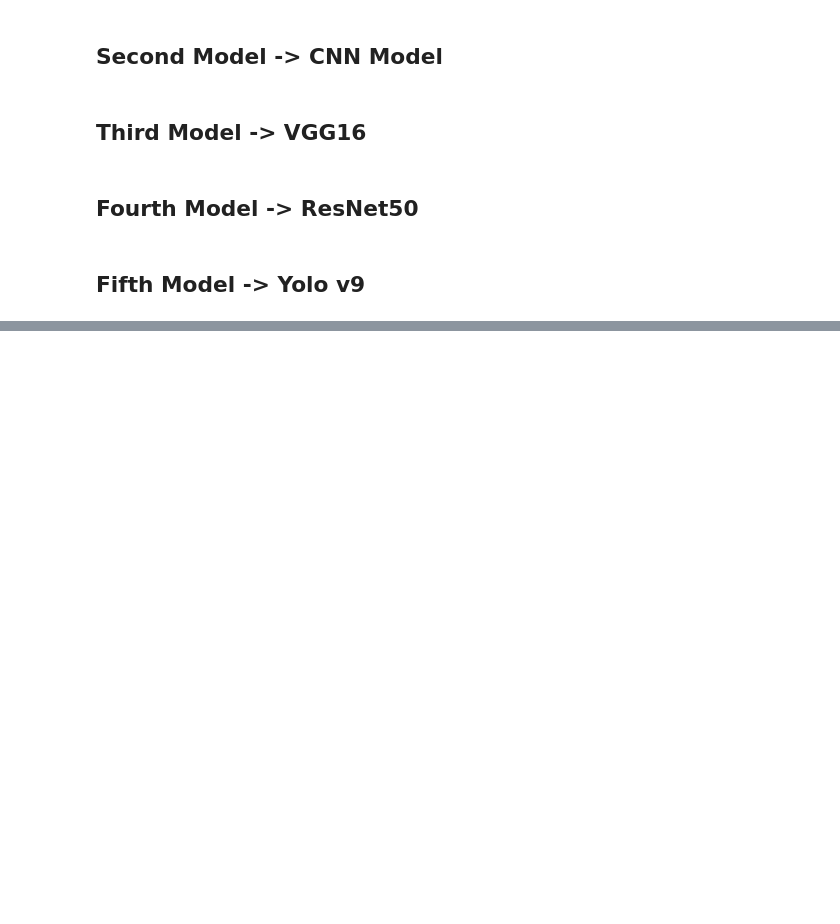
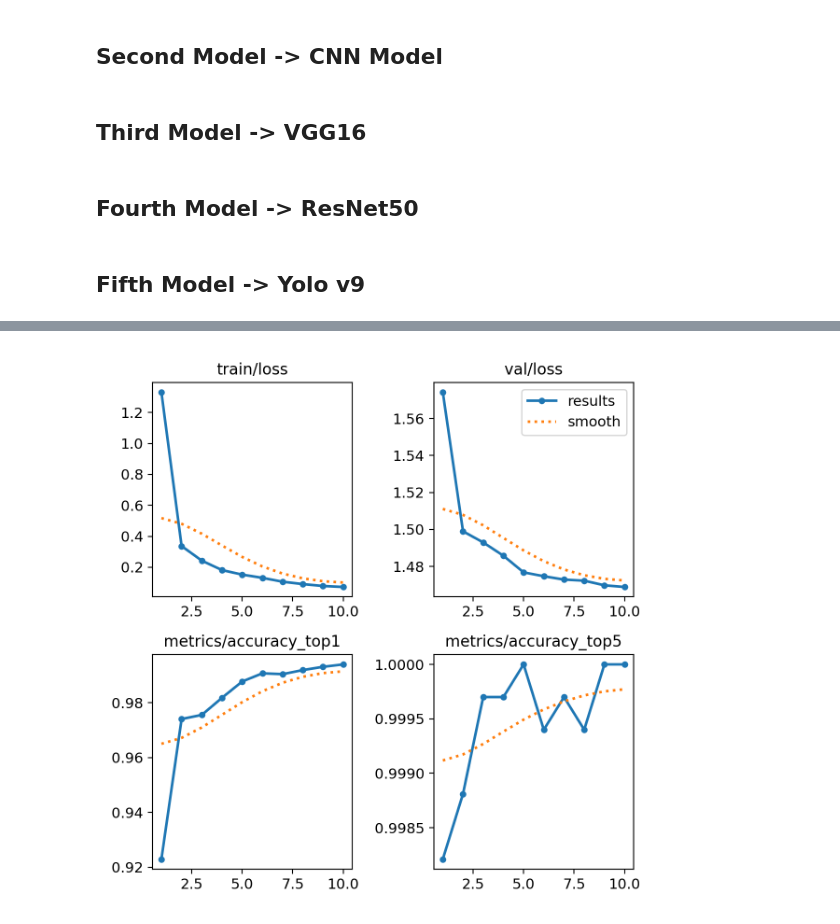
Before and after one commit to djmk/Data-Science-Machine-Learning-Projects, a Jupyter notebook: State_Farm_Distracted_Driver_Detection/State Farm Distracted Driver Detection.ipynb, the cells around one changed output, grey strips where cells are left out. Saved outputs shown, nothing was run; the diff lists cells and outputs as text; code cells hidden in the pictures; blank space fills up the shorter version.

```diff
--- a/State_Farm_Distracted_Driver_Detection/State Farm Distracted Driver Detection.ipynb
+++ b/State_Farm_Distracted_Driver_Detection/State Farm Distracted Driver Detection.ipynb
@@ -323,0 +383,4 @@ Starting training for 10 epochs...
+# %%
+Image("./runs/classify/train2/results.png")
+# %% [output]
+[figure, added]
```
Also changed, not shown: parts of 11 cells of this notebook.
